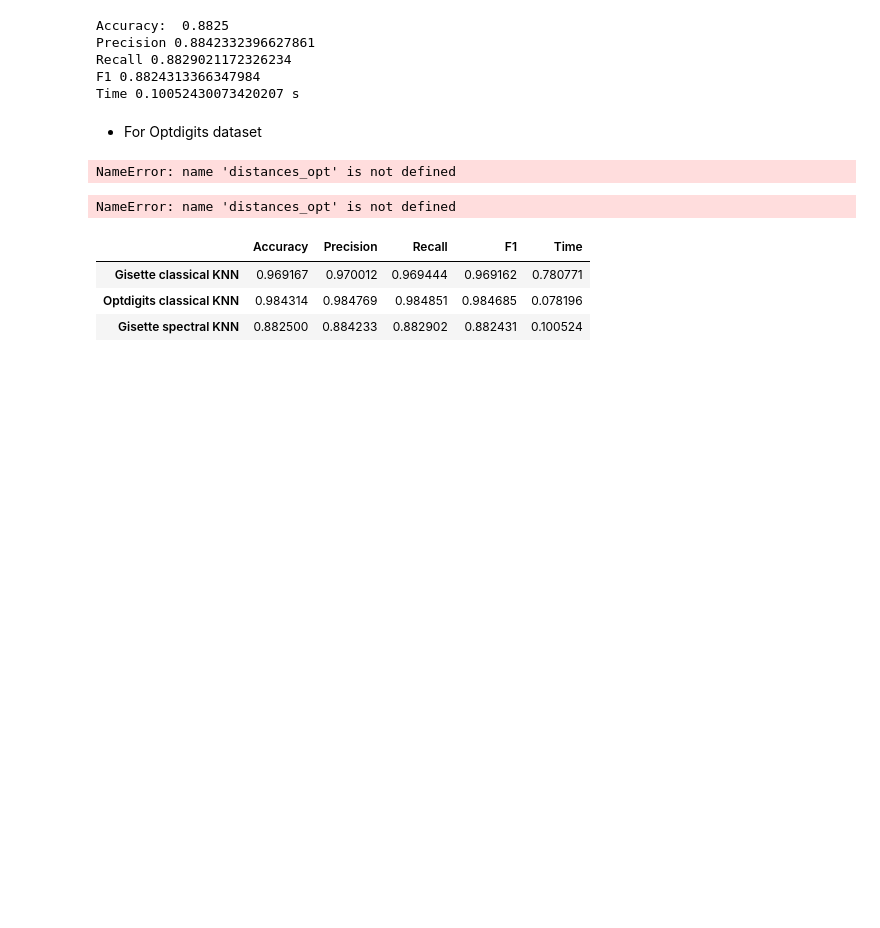
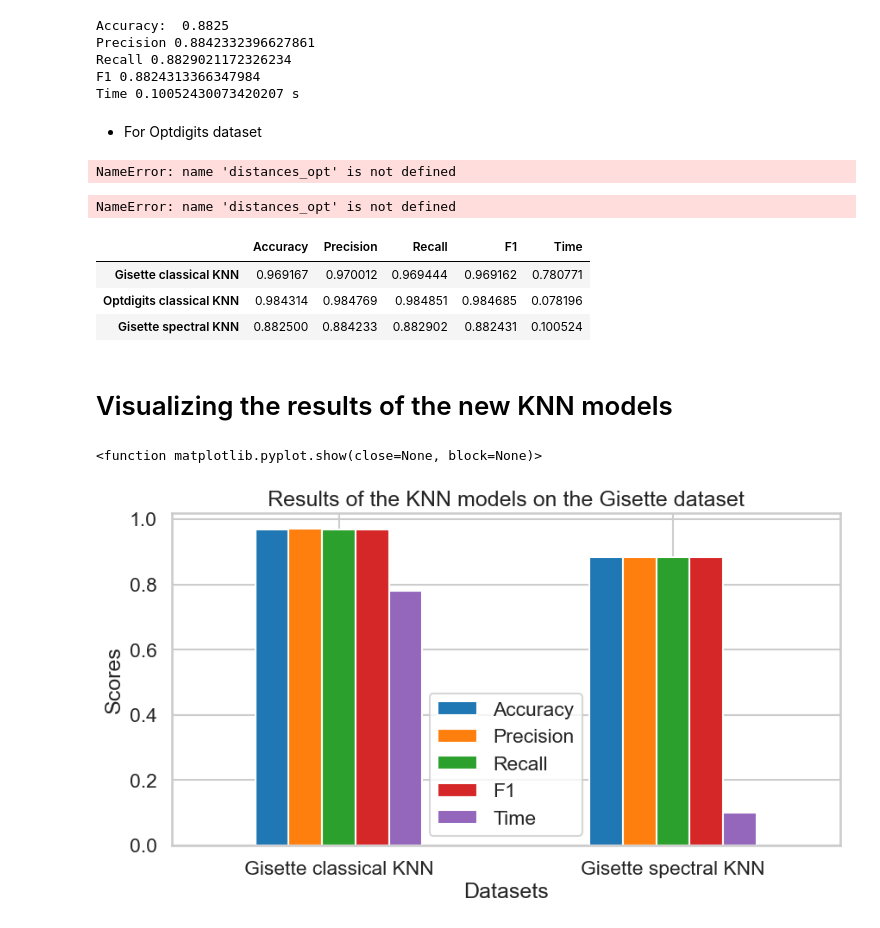
Before and after one commit to ayshagassama1/knn-big-data, a Jupyter notebook: knn-spark.ipynb, the cells around one changed output. Drawn from its saved outputs; the diff is of its cells as text; code cells hidden in the pictures; blank space fills up the shorter version.

Commit message:
Visualizing the results

```diff
--- a/knn-spark.ipynb
+++ b/knn-spark.ipynb
@@ -426,3 +426,7 @@ results
 # %%
 # Select the first and the third rows of the dataframe and export to latex
 results.iloc[[0, 2]].to_latex('results-spectral-KNN.tex')
+# %%
+results.loc['Optdigits spectral KNN'] = res_opt_spectral
+# %% [markdown]
+# Visualizing the results of the new KNN models
@@ -428,0 +435,11 @@ results.iloc[[0, 2]].to_latex('results-spectral-KNN.tex')
+# %%
+# Make a barplot of the first and third row of the results dataframe
+results.iloc[[0, 2]].plot.bar(rot=0, figsize=(10, 5))
+plt.title('Results of the KNN models on the Gisette dataset')
+plt.xlabel('Datasets')
+plt.ylabel('Scores')
+plt.savefig('results-spectral-KNN.png')
+plt.show
+# %% [output]
+<function matplotlib.pyplot.show(close=None, block=None)>
+[figure, added]
```
Also changed, not shown: parts of 2 cells of this notebook, 1 other file.
